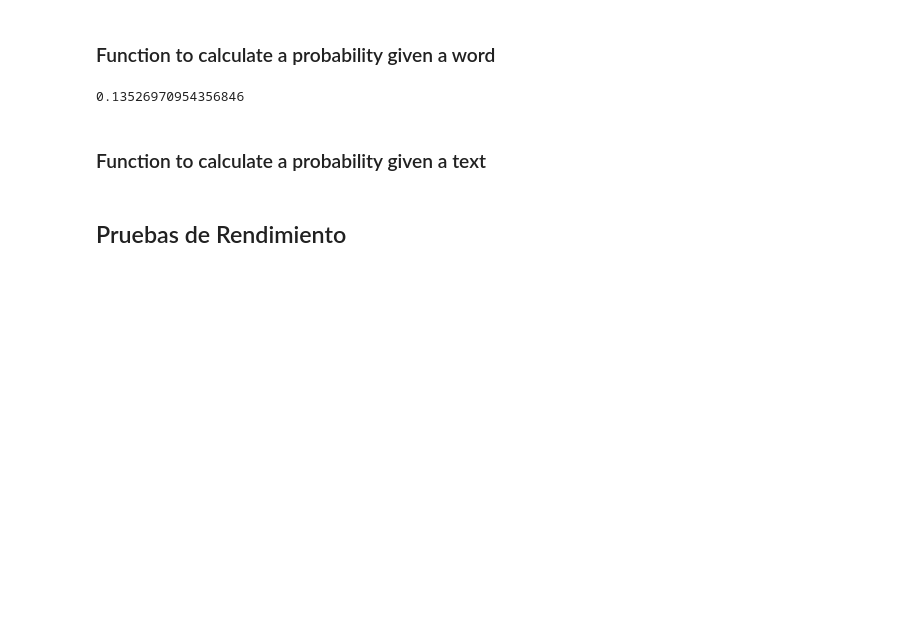
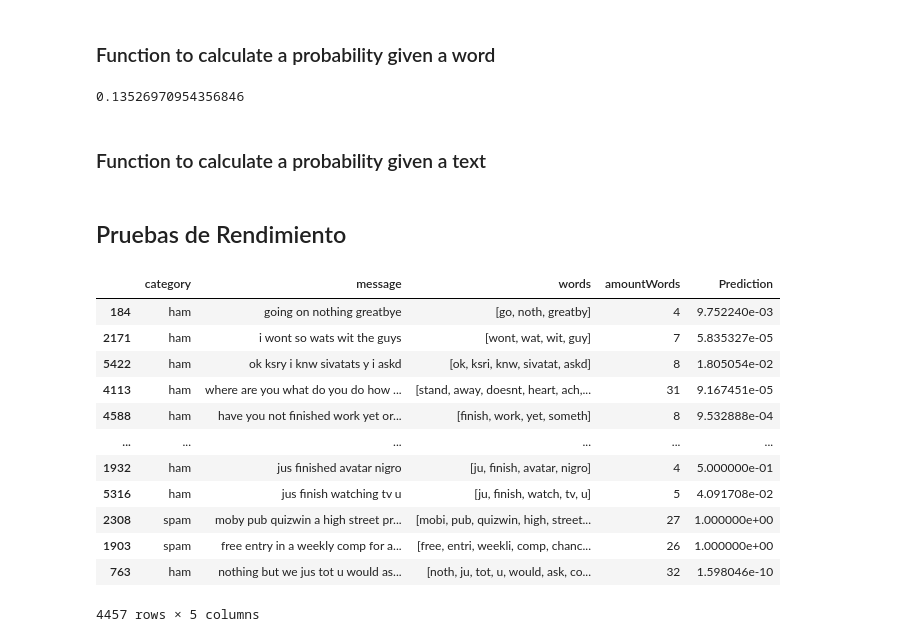
Before and after one commit to DiggsPapu/UVGIA, a Jupyter notebook: proyecto.ipynb, the cells around one changed output. Saved outputs shown, nothing was run; the diff lists cells and outputs as text; code cells hidden in the pictures; blank space fills up the shorter version.

```diff
--- a/proyecto.ipynb
+++ b/proyecto.ipynb
@@ -244,26 +263,39 @@ print(probabilityGivenAWord("u"))
 0.13526970954356846
 # %% [markdown]
 ### Function to calculate a probability given a text
-# %%
-def probabilityGivenText(text):
-    # Probability that a text is a ham/spam
-    pHam = train[train["category"]=='ham']['category'].count()/train['category'].count()
-    pSpam = train[train["category"]=='spam']['category'].count()/train['category'].count()
-    keys = list(pSpam.keys())
-    if type(text)!= list:
-        # Tokenize & clean text
-        text = nltk.tokenize.word_tokenize(re.sub(r'[^a-zA-Z ]', '', text.lower()))
-        text = [word for word in text if not re.search(r'(\W+|[0-9])', word)]
-    numerator = 1
-    denominatorLeft = 1
-    denominatorRight = 1
-    for word in (text and keys):
-        pW = (pSpam[word]/pSpam)/(pHam[word]/pHam+pSpam[word]/pSpam)
-        numerator *= pW
-        denominatorLeft *= pW
-        denominatorRight *= (1-pW)
-    if numerator == 1 and denominatorLeft == 1 and denominatorRight == 1:
-        return 0
-    return numerator/(denominatorLeft+denominatorRight)
+# %%
+def probabilityGivenText(text):
+    keys = list(spamDictionary.keys())
+    if type(text)!= list:
+        # Tokenize & clean text
+        text = nltk.tokenize.word_tokenize(re.sub(r'[^a-zA-Z0-9 ]', '', text.lower()))
+    numerator = 1
+    denominator = 1
+    pW = 0
+    for word in text:
+        # Ignore not existing words in database
+        if word in keys and spamDictionary[word]!=0.0:
+            pW = probabilityGivenAWord(word)
+            numerator *= pW
+            denominator *= (1-pW)
+    denominator += numerator
+    return numerator/denominator if denominator != 0 else 0
 # %% [markdown]
 ## Pruebas de Rendimiento
+# %%
+train["Prediction"] = train["words"].apply(lambda text: probabilityGivenText(text))
+train
+# %% [output]
+|  | category | message | words | amountWords | Prediction |
+| 184 | ham | going on nothing greatbye | [go, noth, greatby] | 4 | 9.752240e-03 |
+| 2171 | ham | i wont so wats wit the guys | [wont, wat, wit, guy] | 7 | 5.835327e-05 |
+| 5422 | ham | ok ksry i knw sivatats y i askd | [ok, ksri, knw, sivatat, askd] | 8 | 1.805054e-02 |
+| 4113 | ham | where are you what do you do how ... | [stand, away, doesnt, heart, ach,... | 31 | 9.167451e-05 |
+| 4588 | ham | have you not finished work yet or... | [finish, work, yet, someth] | 8 | 9.532888e-04 |
+| ... | ... | ... | ... | ... | ... |
+| 1932 | ham | jus finished avatar nigro | [ju, finish, avatar, nigro] | 4 | 5.000000e-01 |
+| 5316 | ham | jus finish watching tv u | [ju, finish, watch, tv, u] | 5 | 4.091708e-02 |
+| 2308 | spam | moby pub quizwin a high street pr... | [mobi, pub, quizwin, high, street... | 27 | 1.000000e+00 |
+| 1903 | spam | free entry in a weekly comp for a... | [free, entri, weekli, comp, chanc... | 26 | 1.000000e+00 |
+| 763 | ham | nothing but we jus tot u would as... | [noth, ju, tot, u, would, ask, co... | 32 | 1.598046e-10 |
+4457 rows × 5 columns
```
Also changed, not shown: parts of 9 cells of this notebook.
